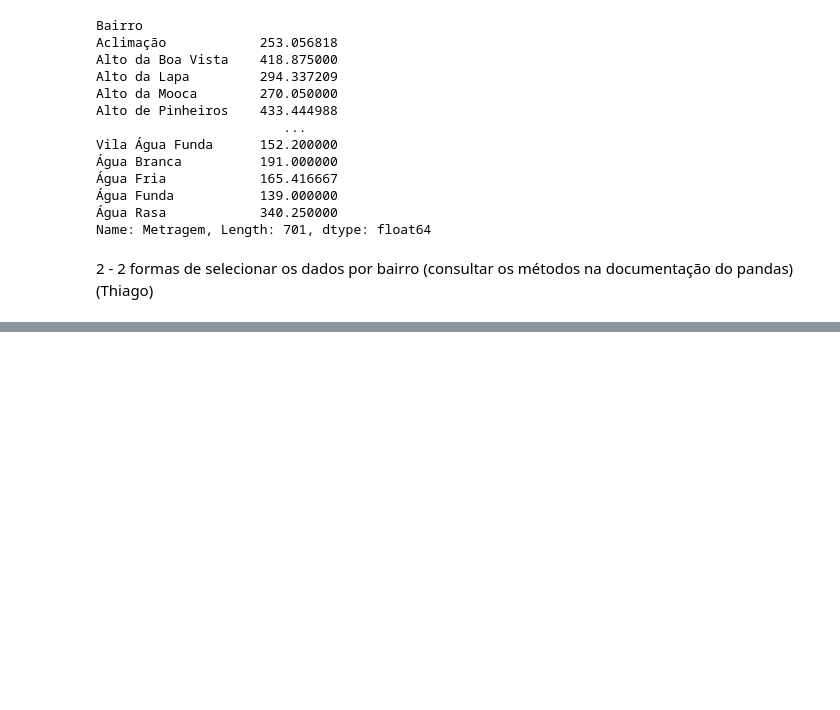
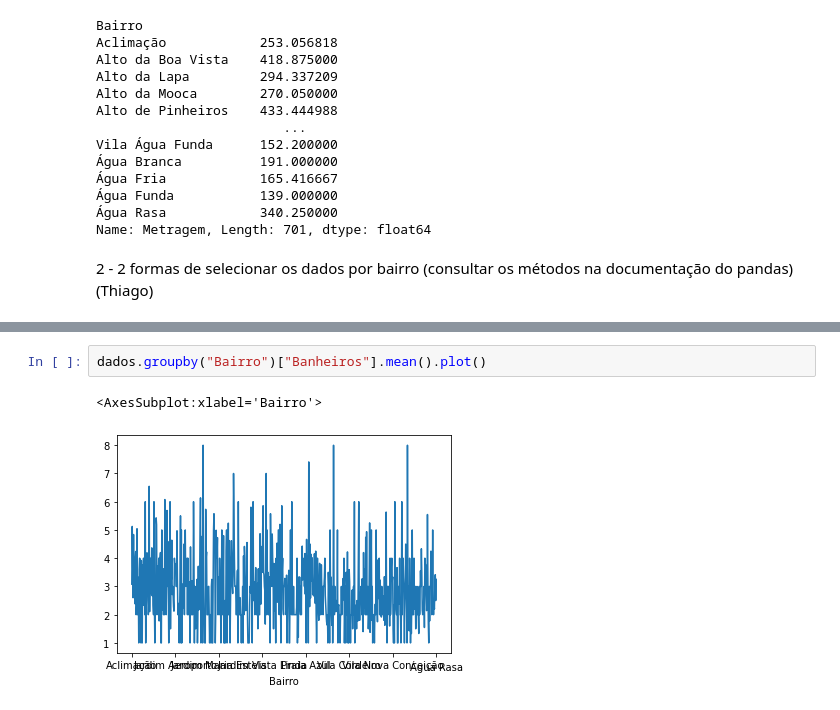
Before and after one commit to aleavenger/Imersao-4, a Jupyter notebook: Imersao_dados_4_aula01.ipynb, the cells around one changed output, grey strips where cells are left out. Saved outputs shown, nothing was run; the diff lists cells and outputs as text; blank space fills up the shorter version.

```diff
--- a/Imersao_dados_4_aula01.ipynb
+++ b/Imersao_dados_4_aula01.ipynb
@@ -173,0 +245,5 @@ dados.head()
+# %%
+dados.groupby("Bairro")["Banheiros"].mean().plot()
+# %% [output]
+<AxesSubplot:xlabel='Bairro'>
+[figure, added]
```
Also changed, not shown: parts of 20 cells of this notebook.
